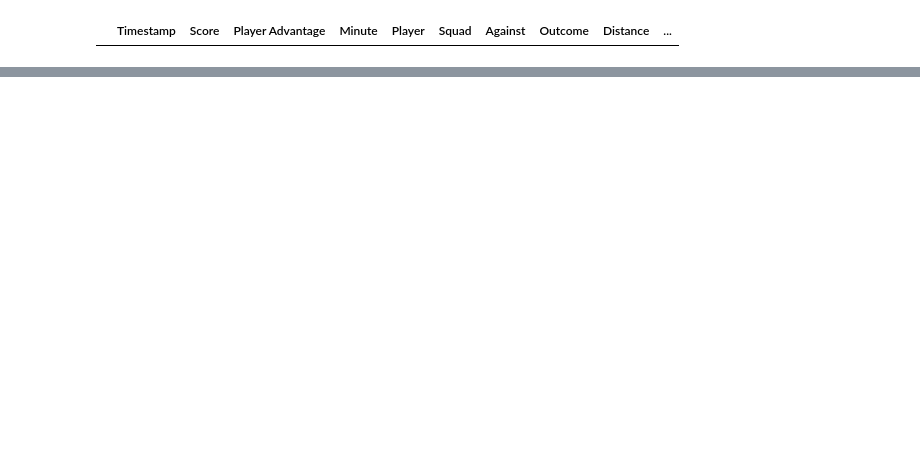
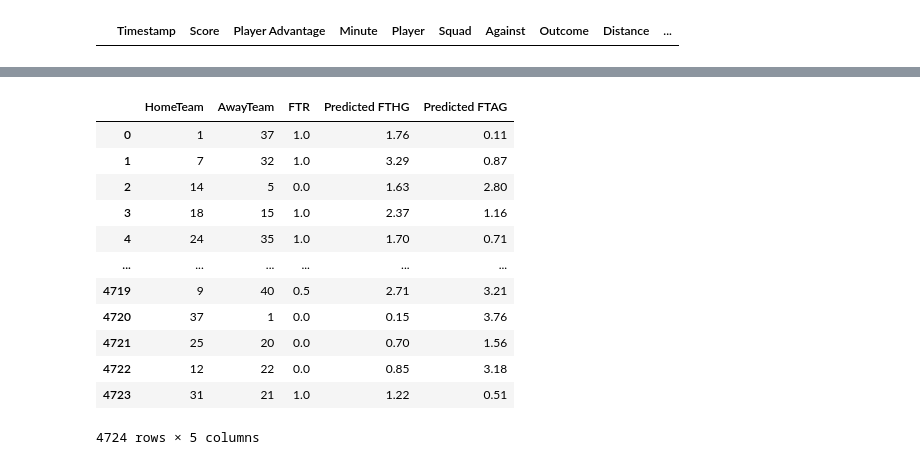
Before and after one commit to abircb/beat-the-bookie, a Jupyter notebook: non_shot_and_shot.ipynb, the cells around one changed output, grey strips where cells are left out. Saved outputs shown, nothing was run; the diff lists cells and outputs as text; code cells hidden in the pictures; blank space fills up the shorter version.

```diff
--- a/non_shot_and_shot.ipynb
+++ b/non_shot_and_shot.ipynb
@@ -124,0 +175,16 @@ shot_data.iloc[errors]
+# %%
+non_shot_predictions
+# %% [output]
+|  | HomeTeam | AwayTeam | FTR | Predicted FTHG | Predicted FTAG |
+| 0 | 1 | 37 | 1.0 | 1.76 | 0.11 |
+| 1 | 7 | 32 | 1.0 | 3.29 | 0.87 |
+| 2 | 14 | 5 | 0.0 | 1.63 | 2.80 |
+| 3 | 18 | 15 | 1.0 | 2.37 | 1.16 |
+| 4 | 24 | 35 | 1.0 | 1.70 | 0.71 |
+| ... | ... | ... | ... | ... | ... |
+| 4719 | 9 | 40 | 0.5 | 2.71 | 3.21 |
+| 4720 | 37 | 1 | 0.0 | 0.15 | 3.76 |
+| 4721 | 25 | 20 | 0.0 | 0.70 | 1.56 |
+| 4722 | 12 | 22 | 0.0 | 0.85 | 3.18 |
+| 4723 | 31 | 21 | 1.0 | 1.22 | 0.51 |
+4724 rows × 5 columns
```
Also changed, not shown: parts of 9 cells of this notebook, 5 other files.
